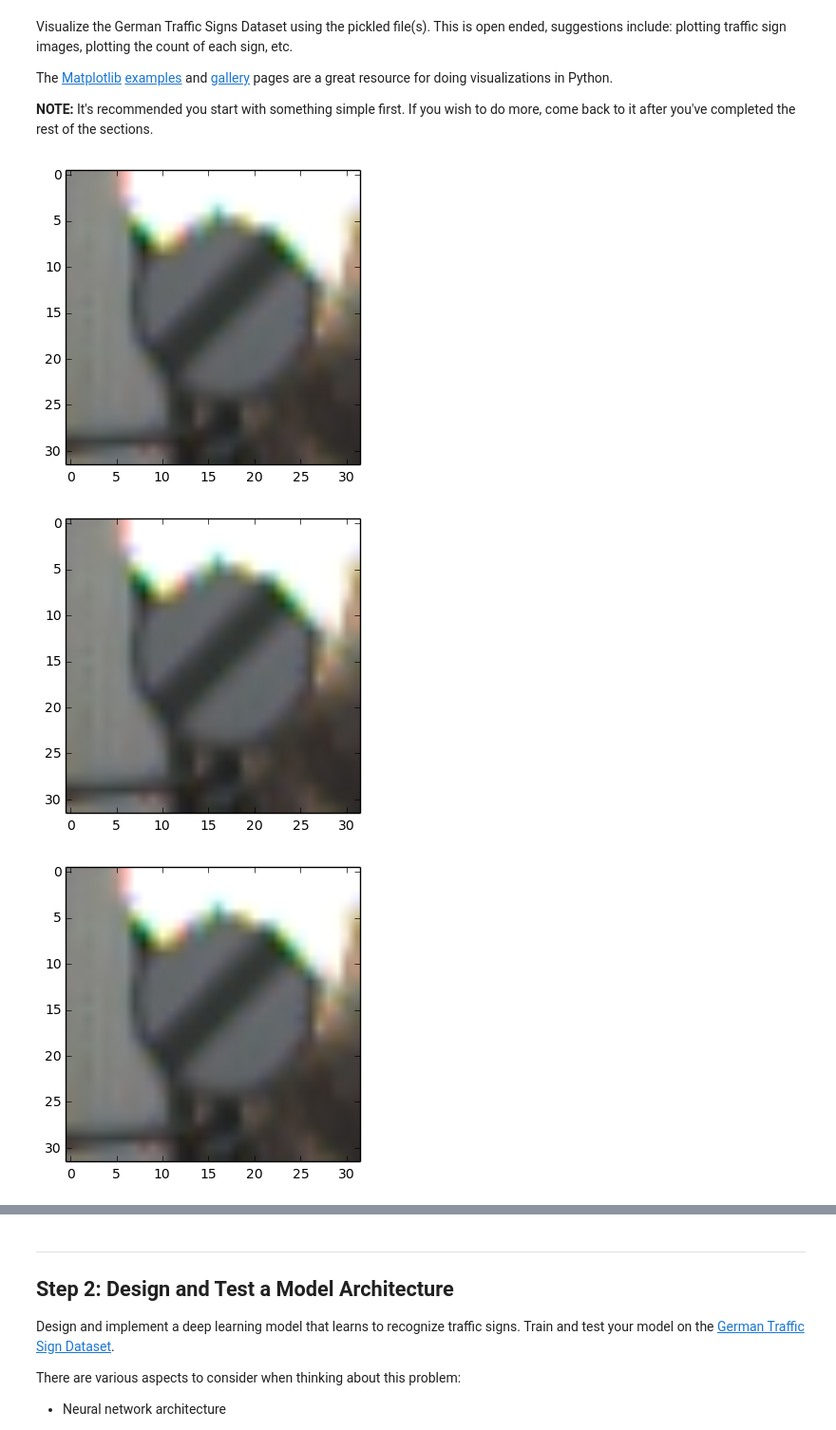
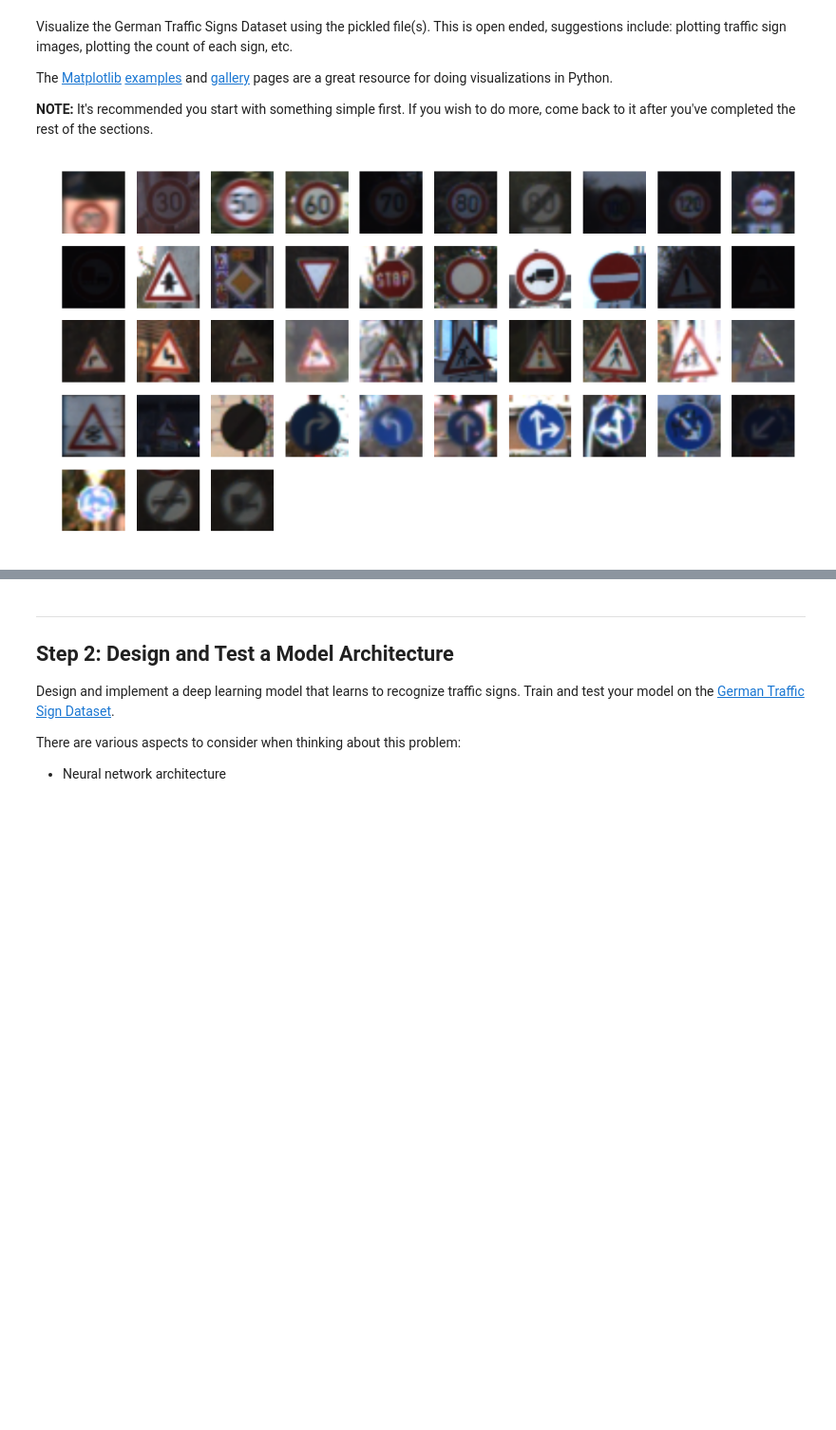
Before and after one commit to eldarial/traffic_sign_project_keras, a Jupyter notebook: Traffic_Sign_Classifier.ipynb, the cells around one changed output, grey strips where cells are left out. Shown at 95% size. Cells and saved outputs as stored; diff of their text form; code cells hidden in the pictures; blank space fills up the shorter version.

```diff
--- a/Traffic_Sign_Classifier.ipynb
+++ b/Traffic_Sign_Classifier.ipynb
@@ -82,27 +164,23 @@ import matplotlib.gridspec as gridspec
 # %%
-#show images from one class of the dataset
-id_class = 32
-ids = y_train == id_class
-sample_class = X_train[ids]
-
+#show one image from each class of the dataset
 gs1 = gridspec.GridSpec(10, 10)
 gs1.update(wspace=0.01, hspace=0.02) # set the spacing between axes.
 plt.figure(figsize=(12,12))
-for i in range(100):
+
+
+for i in range(43):
+    id_class = i
+    ids = y_train == id_class
     ax1 = plt.subplot(gs1[i])
     ax1.set_xticklabels([])
     ax1.set_yticklabels([])
     ax1.set_aspect('equal')
-    #img = transform_image(image,20,10,5,brightness=1)
-    img = X_train[i]
-
+    img_no_transform = random.choice(X_train[ids])
+    #img = transform_image(img_no_transform,14,5,12,brightness=0)
 
     plt.subplot(10,10,i+1)
-    plt.imshow(img)
+    plt.imshow(img_no_transform)
     plt.axis('off')
-
 plt.show()
 # %% [output]
-[figure, old version]
+[figure, new version]
-[figure, removed]
-[figure, removed]
```
Also changed, not shown: parts of 41 cells of this notebook.
